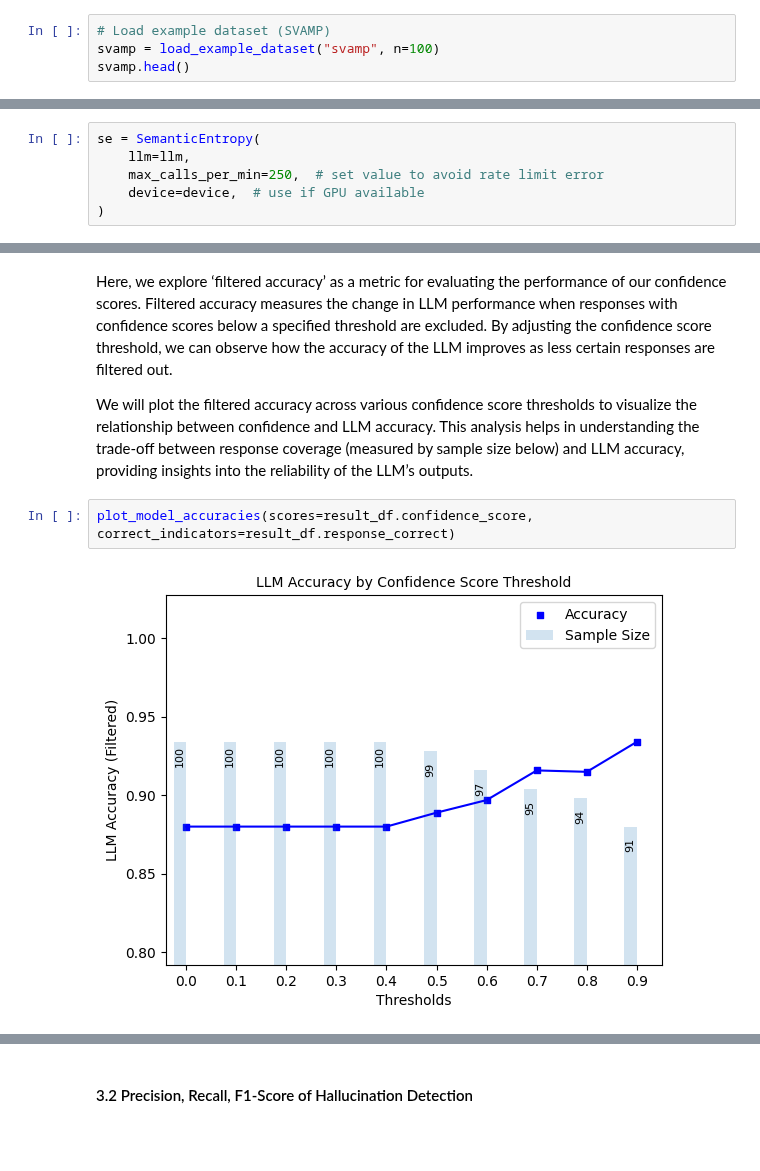
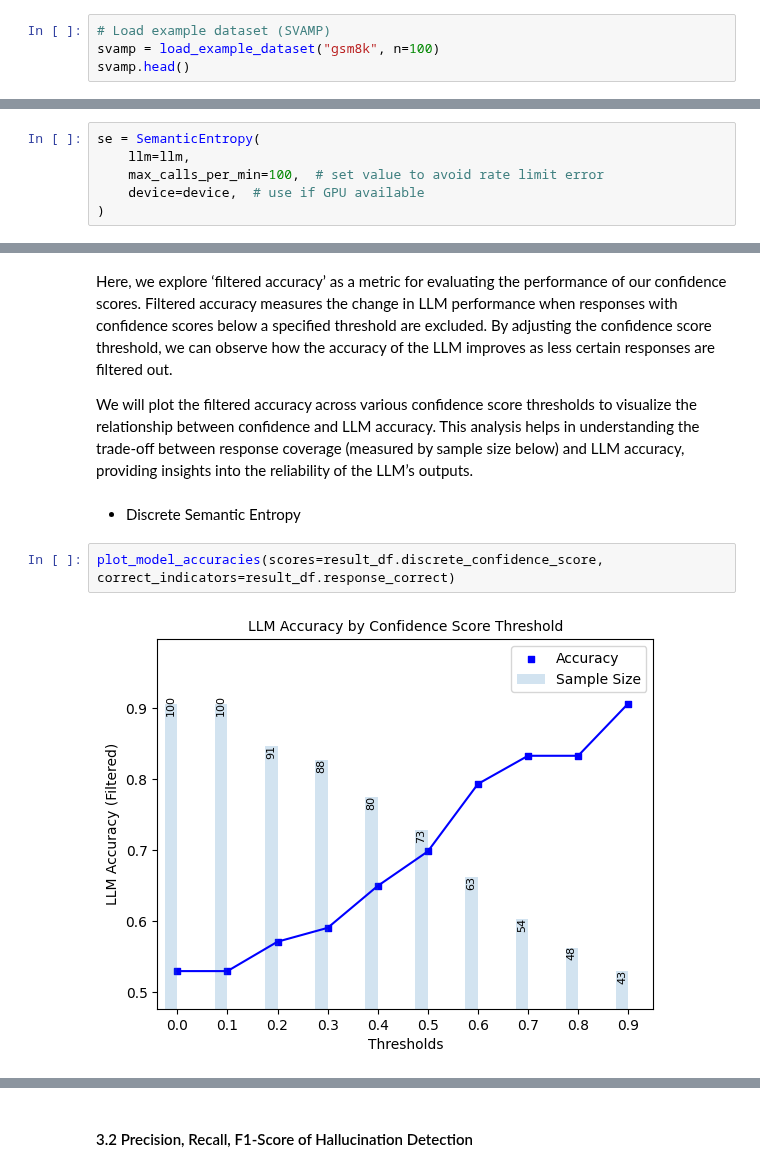
Before and after one commit to cvs-health/uqlm, a Jupyter notebook: examples/semantic_entropy_demo.ipynb, the cells around one changed output, grey strips where cells are left out. Saved outputs shown, nothing was run; the diff lists cells and outputs as text; blank space fills up the shorter version.

Commit message:
updated example notebook

```diff
--- a/examples/semantic_entropy_demo.ipynb
+++ b/examples/semantic_entropy_demo.ipynb
@@ -68,6 +68,6 @@ from uqlm import SemanticEntropy
 In this demo, we will illustrate this approach using a set of math questions from the [SVAMP benchmark](https://arxiv.org/abs/2103.07191). To implement with your use case, simply **replace the example prompts with your data**.
 # %%
 # Load example dataset (SVAMP)
-svamp = load_example_dataset("svamp", n=100)
+svamp = load_example_dataset("gsm8k", n=100)
 svamp.head()
 # %% [output]
@@ -232,7 +232,7 @@ Using mps device
 # %%
 se = SemanticEntropy(
     llm=llm,
-    max_calls_per_min=250,  # set value to avoid rate limit error
+    max_calls_per_min=100,  # set value to avoid rate limit error
     device=device,  # use if GPU available
 )
 # %% [output]
@@ -329,7 +355,9 @@ Baseline LLM accuracy: 0.88
 Here, we explore ‘filtered accuracy’ as a metric for evaluating the performance of our confidence scores. Filtered accuracy measures the change in LLM performance when responses with confidence scores below a specified threshold are excluded. By adjusting the confidence score threshold, we can observe how the accuracy of the LLM improves as less certain responses are filtered out.
 
 We will plot the filtered accuracy across various confidence score thresholds to visualize the relationship between confidence and LLM accuracy. This analysis helps in understanding the trade-off between response coverage (measured by sample size below) and LLM accuracy, providing insights into the reliability of the LLM’s outputs.
+# %% [markdown]
+- Discrete Semantic Entropy
 # %%
-plot_model_accuracies(scores=result_df.confidence_score, correct_indicators=result_df.response_correct)
+plot_model_accuracies(scores=result_df.discrete_confidence_score, correct_indicators=result_df.response_correct)
 # %% [output]
-[figure, old version]
+[figure, new version]
```
Also changed, not shown: parts of 15 cells of this notebook.
